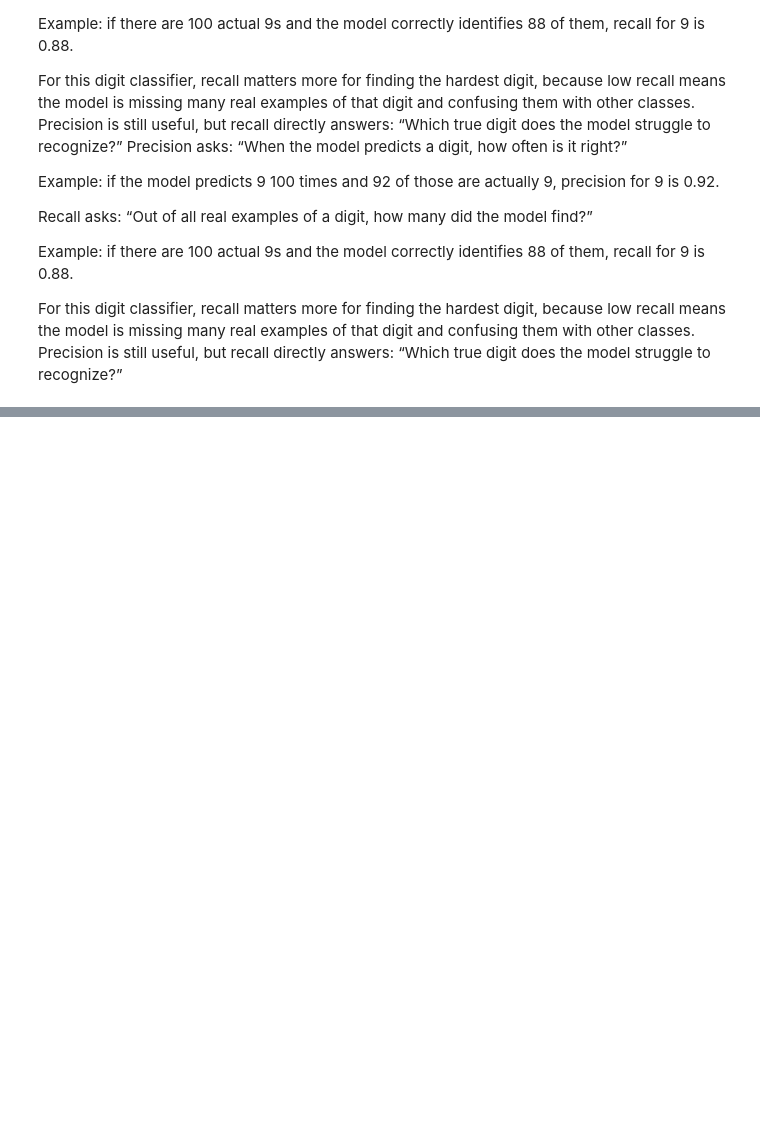
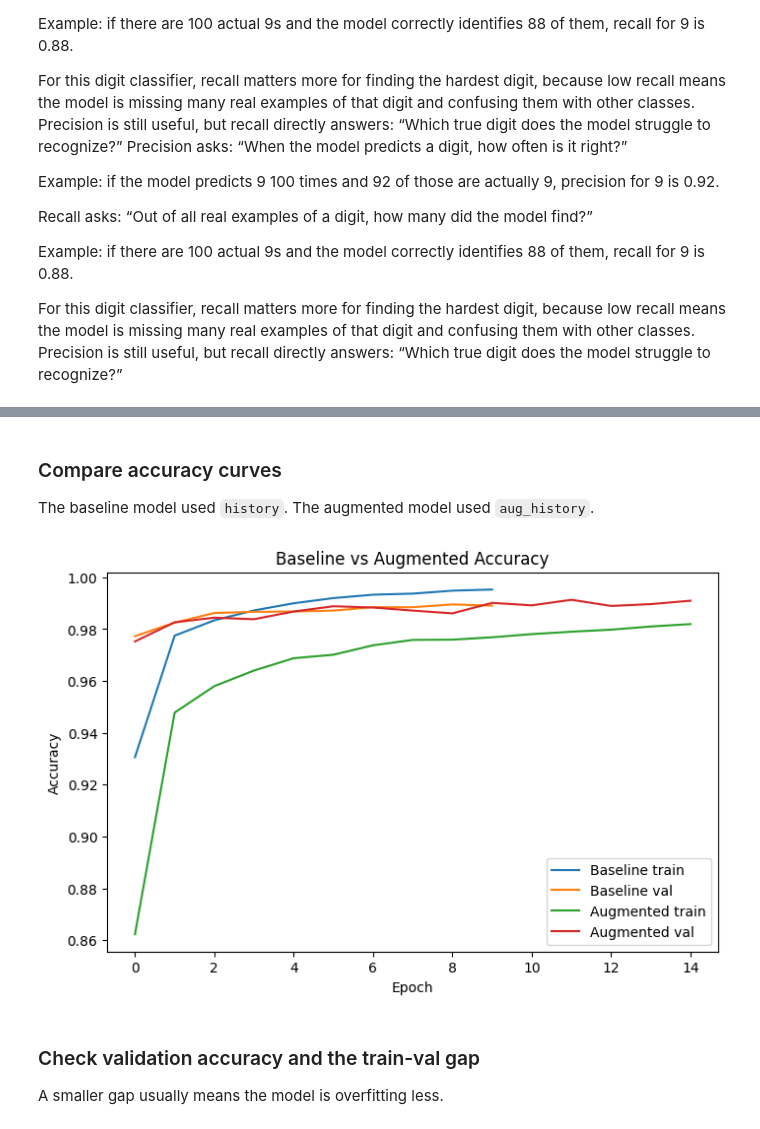
Before and after one commit to mutassimalzeem/vision-classification-pipeline, a Jupyter notebook: notebooks/analysis.ipynb, the cells around one changed output, grey strips where cells are left out. Saved outputs shown, nothing was run; the diff lists cells and outputs as text; code cells hidden in the pictures; blank space fills up the shorter version.

```diff
--- a/notebooks/analysis.ipynb
+++ b/notebooks/analysis.ipynb
@@ -449,0 +456,30 @@ For this digit classifier, recall matters more for finding the hardest digit, be
+# %%
+# Train a new model with simple data augmentation
+augmented_model = keras.Sequential([
+    keras.Input(shape=(28, 28, 1)),
+    layers.RandomRotation(0.08),
+    layers.RandomZoom(0.08),
+    layers.RandomTranslation(0.08, 0.08),
+    layers.Conv2D(32, kernel_size=3, activation='relu', padding='same'),
+    layers.MaxPooling2D(),
+    layers.Conv2D(64, kernel_size=3, activation='relu', padding='same'),
+    layers.MaxPooling2D(),
+    layers.Flatten(),
+    layers.Dense(128, activation='relu'),
+    layers.Dropout(0.3),
+    layers.Dense(10, activation='softmax')
+])
+
+augmented_model.compile(
+    optimizer='adam',
+    loss='sparse_categorical_crossentropy',
+    metrics=['accuracy']
+)
+
+aug_history = augmented_model.fit(
+    X_train,
+    y_train,
+    epochs=15,
+    batch_size=32,
+    validation_data=(X_val, y_val)
+)
@@ -449,0 +504,23 @@ For this digit classifier, recall matters more for finding the hardest digit, be
+# %% [markdown]
+### Compare accuracy curves
+
+The baseline model used `history`. The augmented model used `aug_history`.
+# %%
+plt.figure(figsize=(8, 5))
+
+plt.plot(history.history['accuracy'], label='Baseline train')
+plt.plot(history.history['val_accuracy'], label='Baseline val')
+plt.plot(aug_history.history['accuracy'], label='Augmented train')
+plt.plot(aug_history.history['val_accuracy'], label='Augmented val')
+
+plt.title('Baseline vs Augmented Accuracy')
+plt.xlabel('Epoch')
+plt.ylabel('Accuracy')
+plt.legend()
+plt.show()
+# %% [output]
+[figure, added]
+# %% [markdown]
+### Check validation accuracy and the train-val gap
+
+A smaller gap usually means the model is overfitting less.
```
Also changed, not shown: parts of 21 cells of this notebook, 1 other file.
